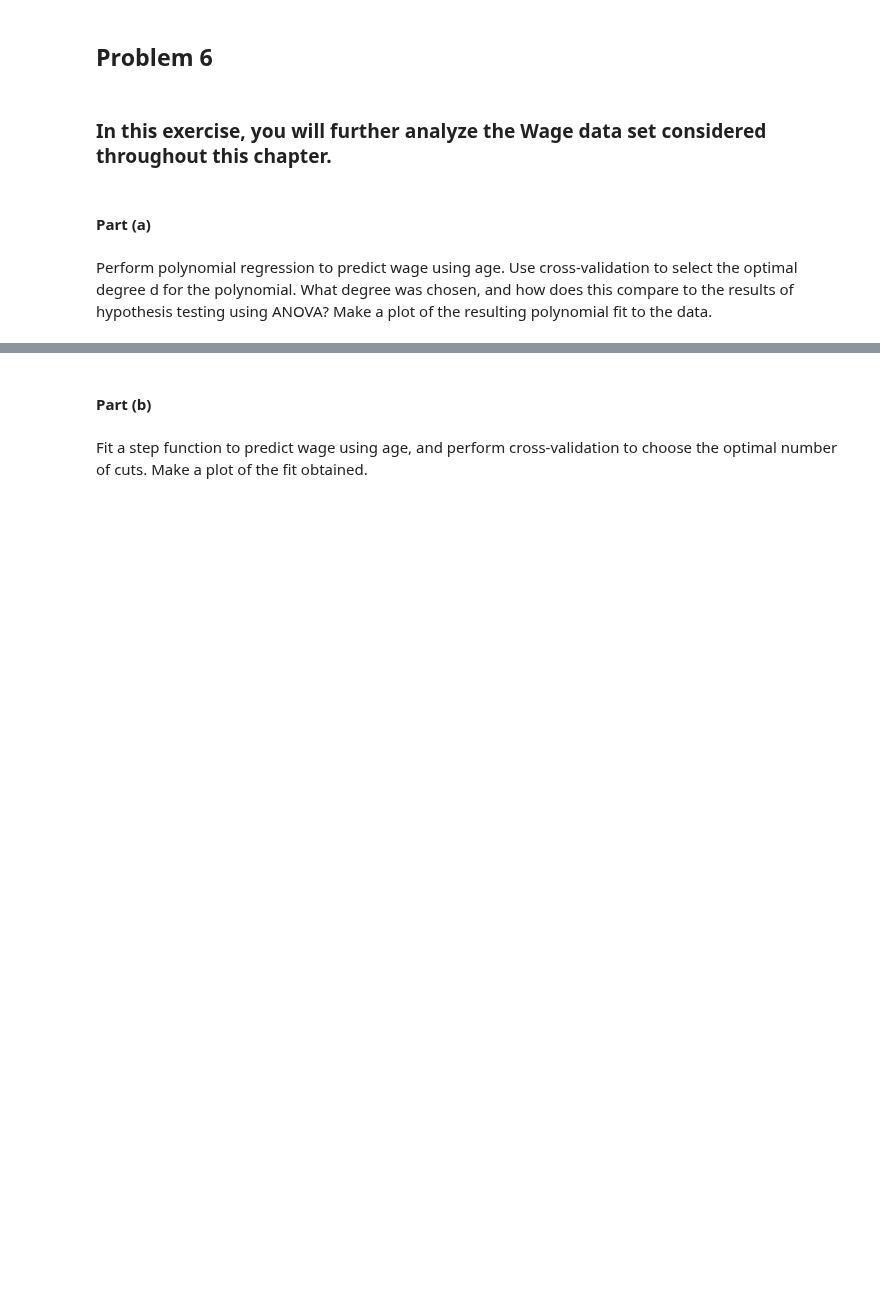
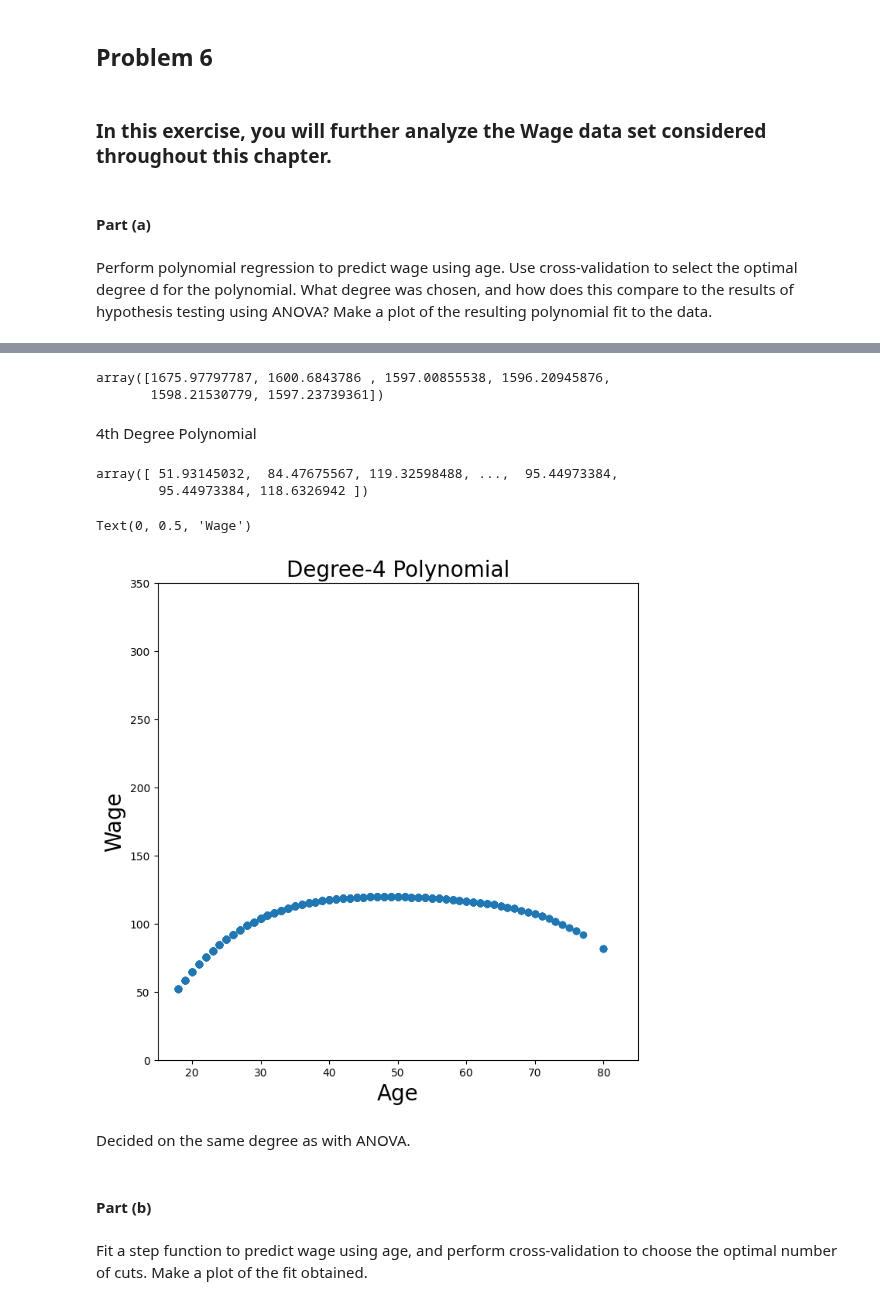
Before and after one commit to kmerkl22/k-s-ISL, a Jupyter notebook: Notebooks/Ch07-ISLappliedexercises.ipynb, the cells around one changed output, grey strips where cells are left out. Saved outputs shown, nothing was run; the diff lists cells and outputs as text; code cells hidden in the pictures; blank space fills up the shorter version.

```diff
--- a/Notebooks/Ch07-ISLappliedexercises.ipynb
+++ b/Notebooks/Ch07-ISLappliedexercises.ipynb
@@ -12,3 +56,46 @@ the results of hypothesis testing using ANOVA? Make a plot of the resulting poly
+# %%
+cv_error = np.zeros(6)
+H = np.array(age)
+M = sklearn_sm(sm.OLS)
+#Let's introduce splits. We choose 5-folds cross validation for this example
+cv = KFold(n_splits=5,shuffle=True,random_state=0) # The argument shuffle allows samples to overlap
+for i, d in enumerate(range(1,7)):
+    Xcross = np.power.outer(H, np.arange(d+1))
+    M_CV = cross_validate(M,Xcross,y,cv=cv)
+    cv_error[i] = np.mean(M_CV['test_score'])
+cv_error
+# %% [output]
+array([1675.97797787, 1600.6843786 , 1597.00855538, 1596.20945876,
+       1598.21530779, 1597.23739361])
+# %% [markdown]
+4th Degree Polynomial
+# %%
+model = sm.OLS(y,np.power.outer(H, np.arange(5))).fit()
+# %%
+Xcross = np.power.outer(H, np.arange(5))
+# %%
+# newX = poly_age.transform(age_df)
+preds = model.get_prediction(Xcross)
+#bands = preds.conf_int(alpha=0.05)
+# %%
+preds.predicted_mean
+# %% [output]
+array([ 51.93145032,  84.47675567, 119.32598488, ...,  95.44973384,
+        95.44973384, 118.6326942 ])
+# %%
+fig, ax = subplots(figsize=(8,8))
+rng = np.random.default_rng(0)
+ax.scatter(age, preds.predicted_mean)
+ax.set_title('Degree-4 Polynomial', fontsize=20)
+ax.set_xlabel('Age', fontsize=20)
+ax.set_ylim([0,350])
+ax.set_xlim([15,85])
+ax.set_ylabel('Wage', fontsize=20)
+# %% [output]
+Text(0, 0.5, 'Wage')
+[figure, added]
+# %% [markdown]
+Decided on the same degree as with ANOVA.
 # %% [markdown]
 #### Part (b)
 # %% [markdown]
```
Also changed, not shown: parts of 14 cells of this notebook.
